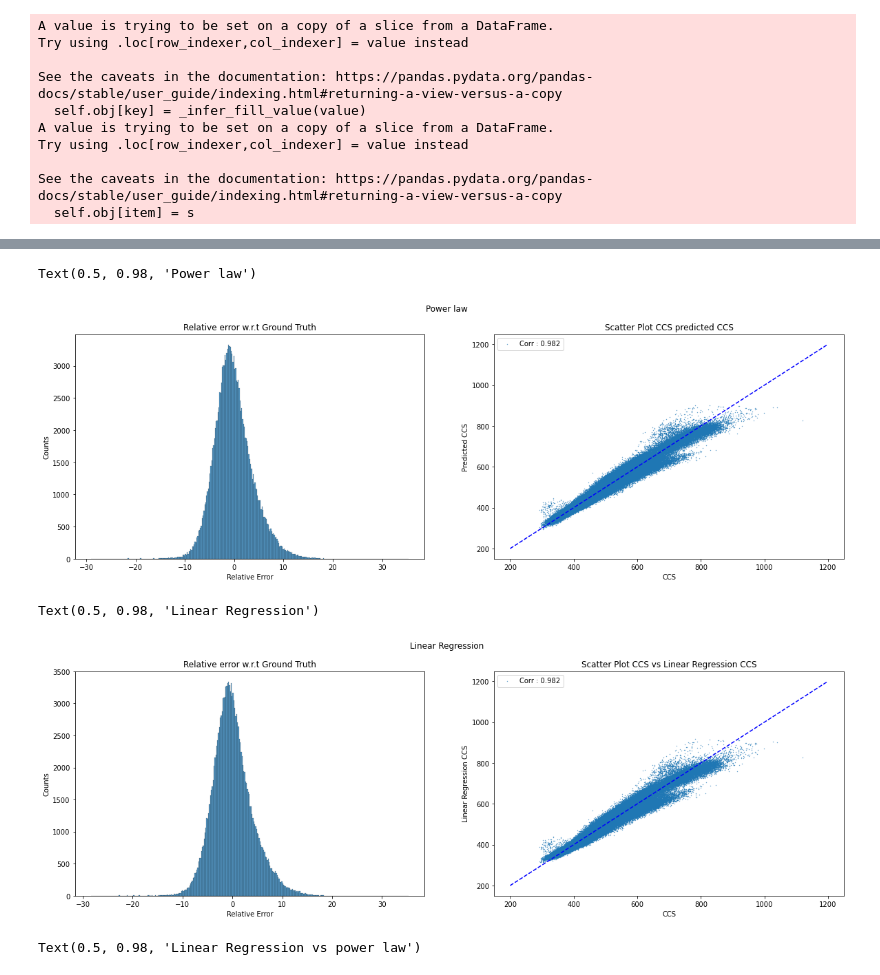
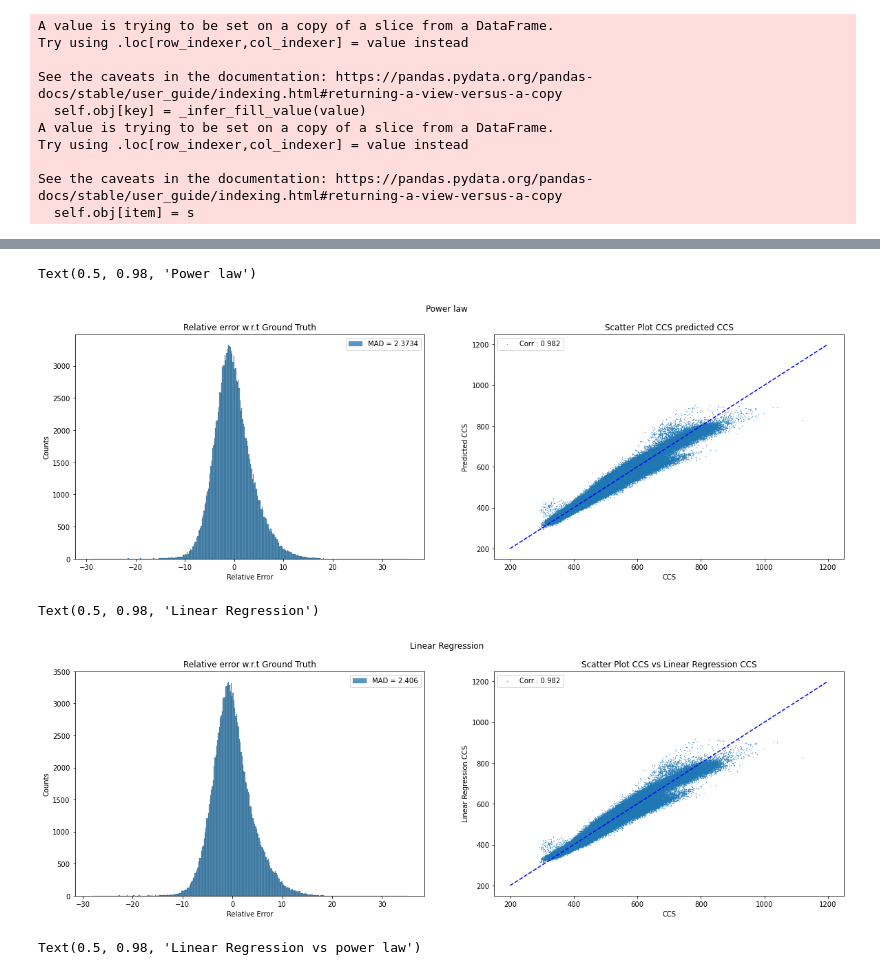
Before and after one commit to jlrestrepol/ccs, a Jupyter notebook: dl_paper/figures.ipynb, the cells around one changed output, grey strips where cells are left out. Saved outputs shown, nothing was run; the diff lists cells and outputs as text; code cells hidden in the pictures.

Commit message:
Adds MAD to plots in fiugres nb

```diff
--- a/dl_paper/figures.ipynb
+++ b/dl_paper/figures.ipynb
@@ -295,27 +286,33 @@ predicted_ccs = df_ch2_fig4[['CCS','Predicted CCS', 'label Prediction 0', 'linea
 # %%
 fig, ax = plt.subplots(nrows = 1, ncols = 2, figsize = (20, 6))
-_ = sns.histplot((predicted_ccs['CCS'] - predicted_ccs['Predicted CCS'])/predicted_ccs['Predicted CCS']*100, ax = ax[0])
+res_rel = (predicted_ccs['CCS'] - predicted_ccs['Predicted CCS'])/predicted_ccs['Predicted CCS']*100
+_ = sns.histplot(res_rel, ax = ax[0], label = f'MAD = {np.round(scipy.stats.median_abs_deviation(res_rel), 4)}')
 ax[0].set_xlabel('Relative Error')
 ax[0].set_ylabel('Counts')
 ax[0].set_title('Relative error w.r.t Ground Truth')
+ax[0].legend()
+
 
 corr, _ = scipy.stats.pearsonr(predicted_ccs['CCS'], predicted_ccs['Predicted CCS'])
 ax[1].scatter(predicted_ccs['CCS'], predicted_ccs['Predicted CCS'], label = f'Corr : {np.round(corr, 3)}', s = 0.1)
 ax[1].set_xlabel('CCS')
 ax[1].set_ylabel('Predicted CCS')
 ax[1].set_title('Scatter Plot CCS predicted CCS')
 ax[1].plot(np.arange(200,1200), np.arange(200,1200), 'b--')
 ax[1].legend()
 fig.suptitle('Power law')
 # %% [output]
 Text(0.5, 0.98, 'Power law')
-[figure, old version]
+[figure, new version]
 # %%
 fig, ax = plt.subplots(nrows = 1, ncols = 2, figsize = (20, 6))
-_ = sns.histplot((predicted_ccs['CCS'] - predicted_ccs['linear_ccs'])/predicted_ccs['linear_ccs']*100, ax = ax[0])
+res_rel = (predicted_ccs['CCS'] - predicted_ccs['linear_ccs'])/predicted_ccs['linear_ccs']*100
+_ = sns.histplot(res_rel, ax = ax[0], label = f'MAD = {np.round(scipy.stats.median_abs_deviation(res_rel), 4)}')
 ax[0].set_xlabel('Relative Error')
 ax[0].set_ylabel('Counts')
 ax[0].set_title('Relative error w.r.t Ground Truth')
+ax[0].legend()
+
 
 corr, _ = scipy.stats.pearsonr(predicted_ccs['CCS'], predicted_ccs['linear_ccs'])
 ax[1].scatter(predicted_ccs['CCS'], predicted_ccs['linear_ccs'], label = f'Corr : {np.round(corr, 3)}', s = 0.1)
@@ -327,7 +324,7 @@ ax[1].legend()
 fig.suptitle('Linear Regression')
 # %% [output]
 Text(0.5, 0.98, 'Linear Regression')
-[figure, old version]
+[figure, new version]
 # %%
 fig, ax = plt.subplots(nrows = 1, ncols = 2, figsize = (20, 6))
 _ = sns.histplot((predicted_ccs['Predicted CCS'] - predicted_ccs['linear_ccs'])/predicted_ccs['linear_ccs']*100, ax = ax[0])
```
Also changed, not shown: parts of 2 cells of this notebook.
